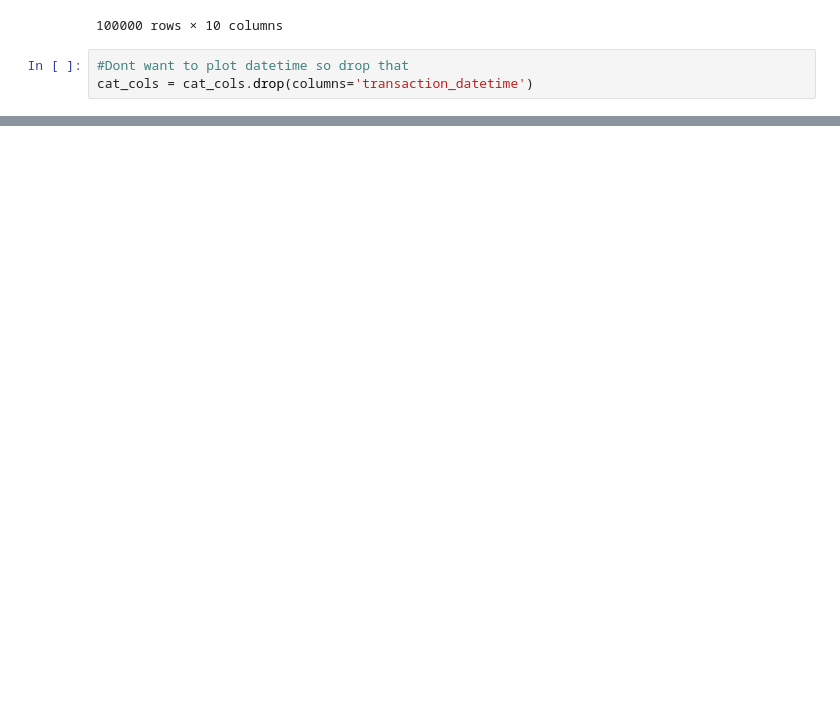
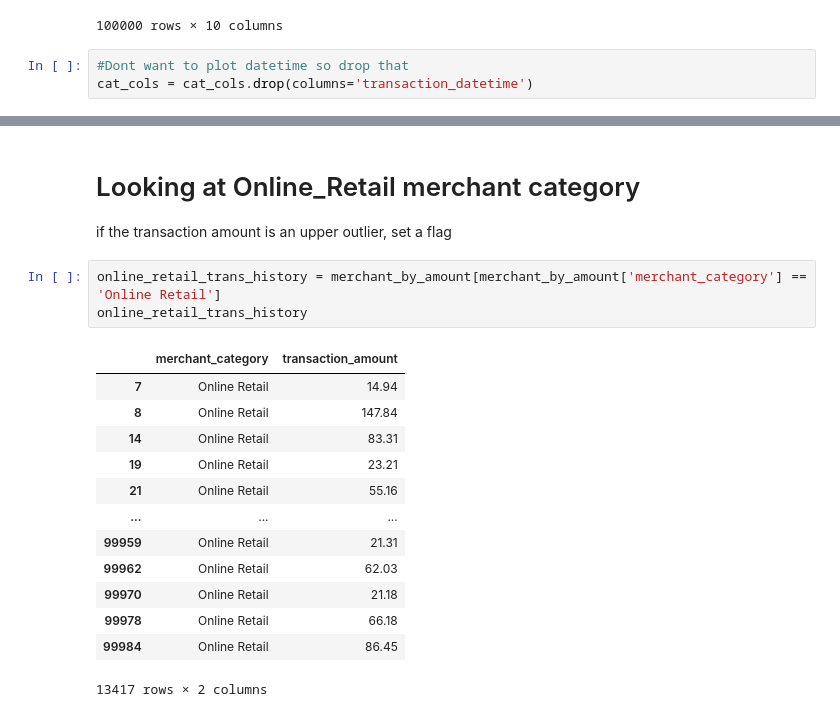
Before and after one commit to LuisRomero01/AppliedML_CreditCardFraud, a Jupyter notebook: Data_Explore.ipynb, the cells around one changed output, grey strips where cells are left out. Drawn from its saved outputs; the diff is of its cells as text; blank space fills up the shorter version.

```diff
--- a/Data_Explore.ipynb
+++ b/Data_Explore.ipynb
@@ -226,0 +282,20 @@ ValueError: hist method requires numerical or datetime columns, nothing to plot.
+# %% [markdown]
+<h1>Looking at Online_Retail merchant category</h1>
+<p>if the transaction amount is an upper outlier, set a flag</p>
+# %%
+online_retail_trans_history = merchant_by_amount[merchant_by_amount['merchant_category'] == 'Online Retail']
+online_retail_trans_history
+# %% [output]
+|  | merchant_category | transaction_amount |
+| 7 | Online Retail | 14.94 |
+| 8 | Online Retail | 147.84 |
+| 14 | Online Retail | 83.31 |
+| 19 | Online Retail | 23.21 |
+| 21 | Online Retail | 55.16 |
+| ... | ... | ... |
+| 99959 | Online Retail | 21.31 |
+| 99962 | Online Retail | 62.03 |
+| 99970 | Online Retail | 21.18 |
+| 99978 | Online Retail | 66.18 |
+| 99984 | Online Retail | 86.45 |
+13417 rows × 2 columns
```
Also changed, not shown: parts of 44 cells of this notebook.
